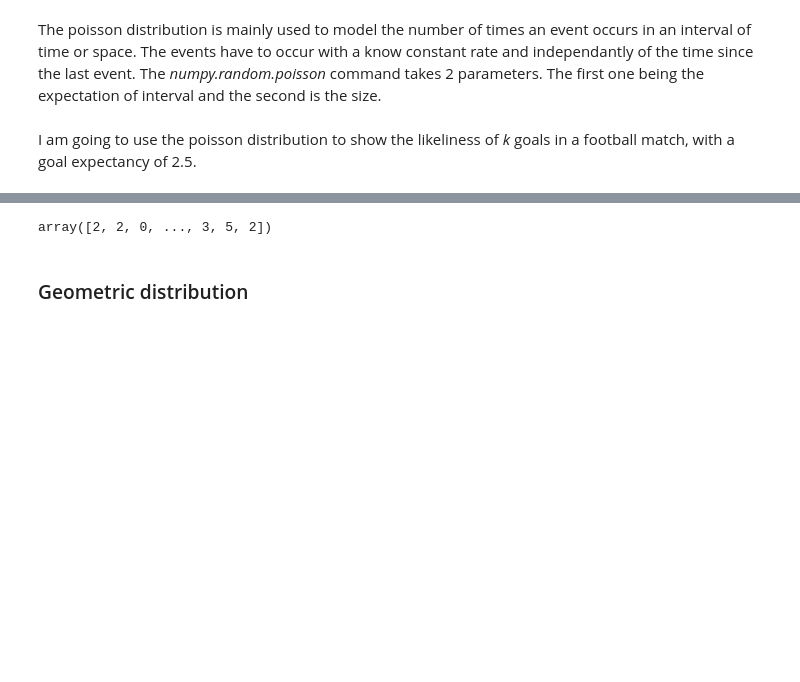
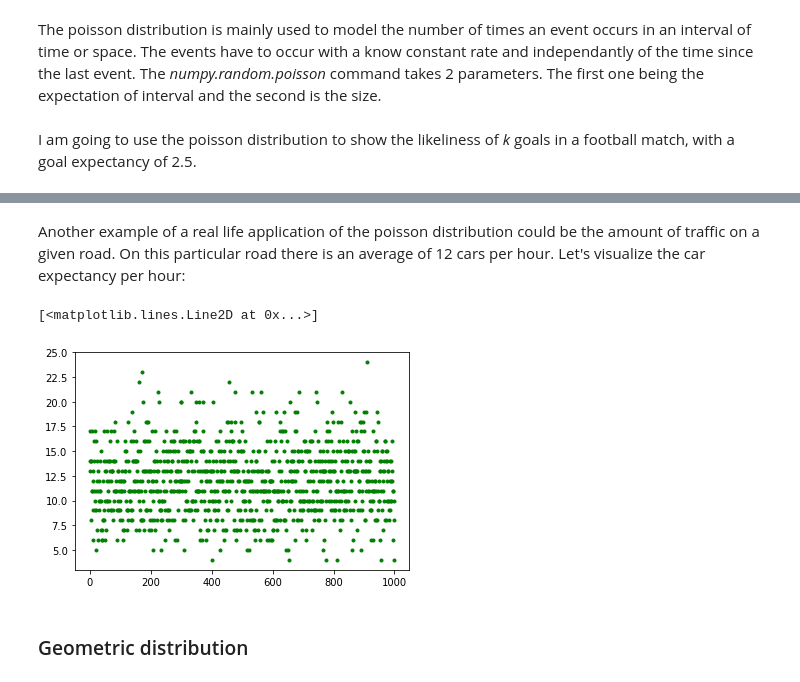
Before and after one commit to Ardvb/Numpy-random, a Jupyter notebook: Numpy-random.ipynb, the cells around one changed output, grey strips where cells are left out. Saved outputs shown, nothing was run; the diff lists cells and outputs as text; code cells hidden in the pictures; blank space fills up the shorter version.

Commit message:
Added plot and comments

```diff
--- a/Numpy-random.ipynb
+++ b/Numpy-random.ipynb
@@ -342,7 +342,11 @@ plt.hist(ge, bins)
-# %%
-plt.plot
-# %% [output]
-array([2, 2, 0, ..., 3, 5, 2])
+# %% [markdown]
+Another example of a real life application of the poisson distribution could be the amount of traffic on a given road.
+On this particular road there is an average of 12 cars per hour. Let's visualize the car expectancy per hour:
+# %%
+plt.plot(np.random.poisson(12, 1000), "g.")
+# %% [output]
+[<matplotlib.lines.Line2D at 0x...>]
+[figure, added]
 # %% [markdown]
 ### Geometric distribution
 # %% [markdown]
```
Also changed, not shown: parts of 31 cells of this notebook.
